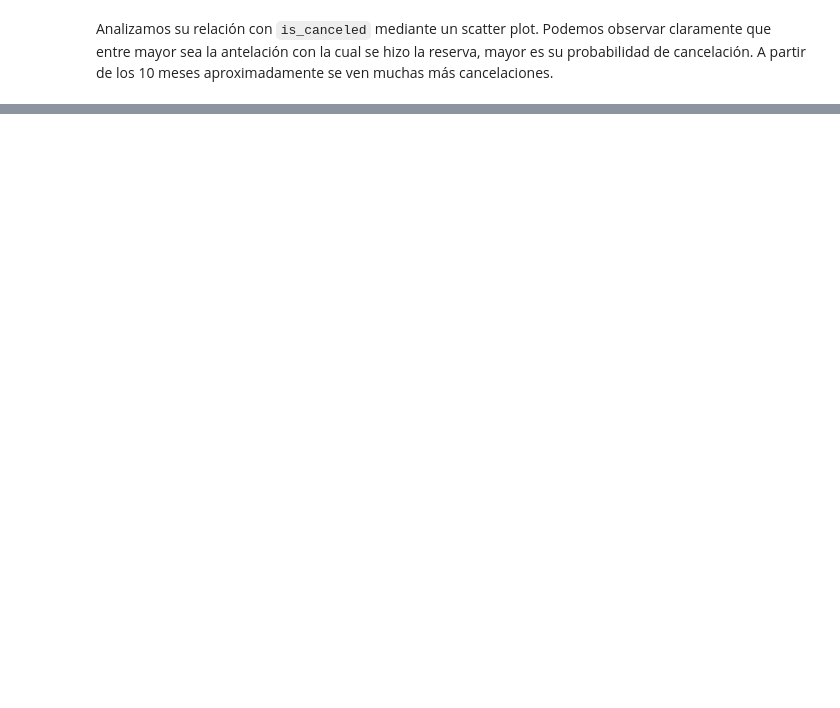
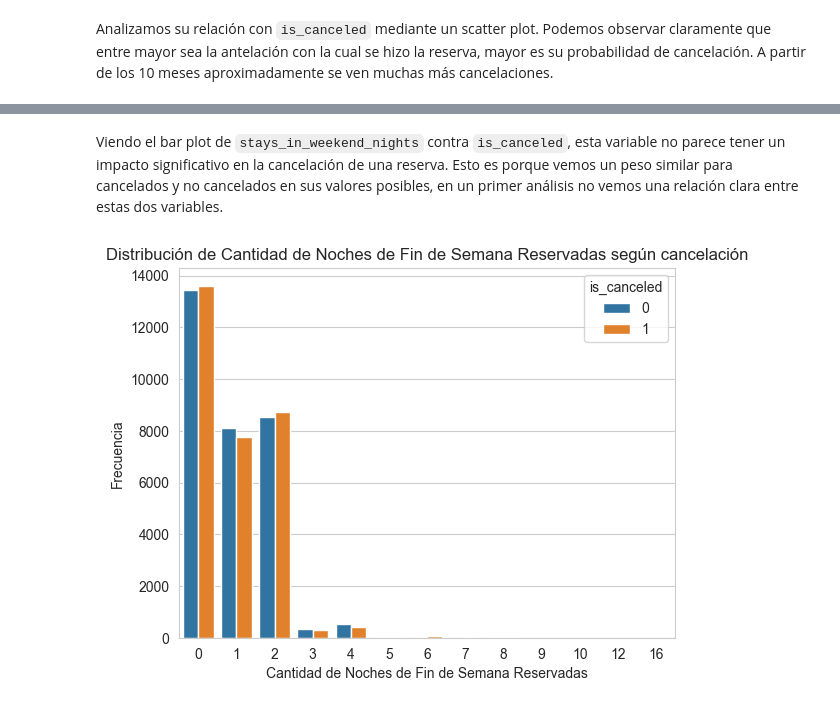
Before and after one commit to mrinkspot/Data-Science-and-Machine-Learning-Projects, a Jupyter notebook: notebook_tp.ipynb, the cells around one changed output, grey strips where cells are left out. Cells and saved outputs as stored; diff of their text form; code cells hidden in the pictures; blank space fills up the shorter version.

```diff
--- a/notebook_tp.ipynb
+++ b/notebook_tp.ipynb
@@ -668,0 +685,12 @@ plt.show()
+# %% [markdown]
+Viendo el bar plot de `stays_in_weekend_nights` contra `is_canceled`, esta variable no parece tener un impacto significativo en la cancelación de una reserva. Esto es porque vemos un peso similar para cancelados y no cancelados en sus valores posibles, en un primer análisis no vemos una relación clara entre estas dos variables.
+# %%
+grafico = sns.countplot(x='stays_in_weekend_nights', hue='is_canceled', data=ds_trabajo)
+
+plt.xlabel('Cantidad de Noches de Fin de Semana Reservadas')
+plt.ylabel('Frecuencia')
+plt.title("Distribución de Cantidad de Noches de Fin de Semana Reservadas según cancelación")
+
+plt.show()
+# %% [output]
+[figure, added]
```
Also changed, not shown: parts of 33 cells of this notebook.
